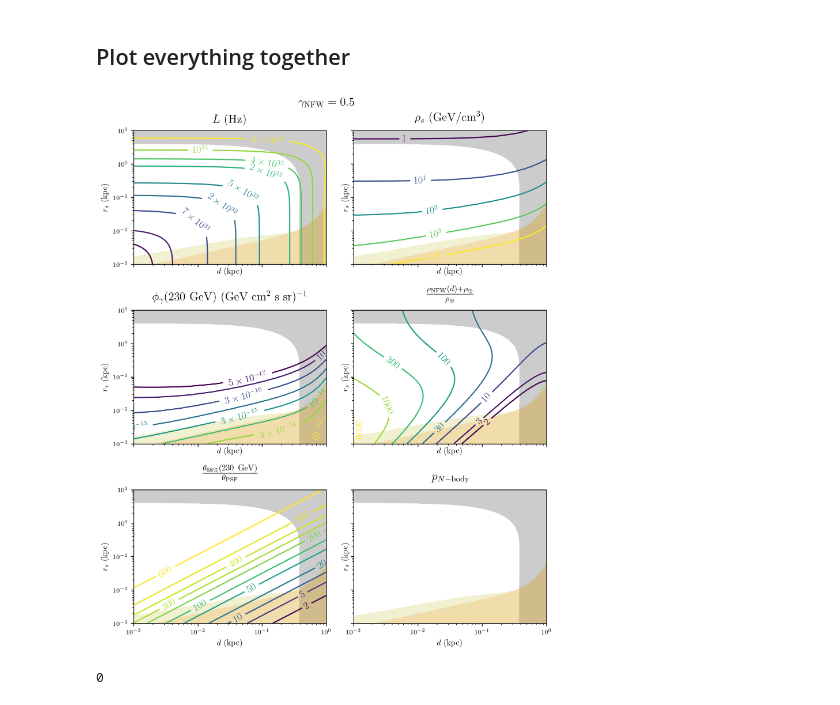
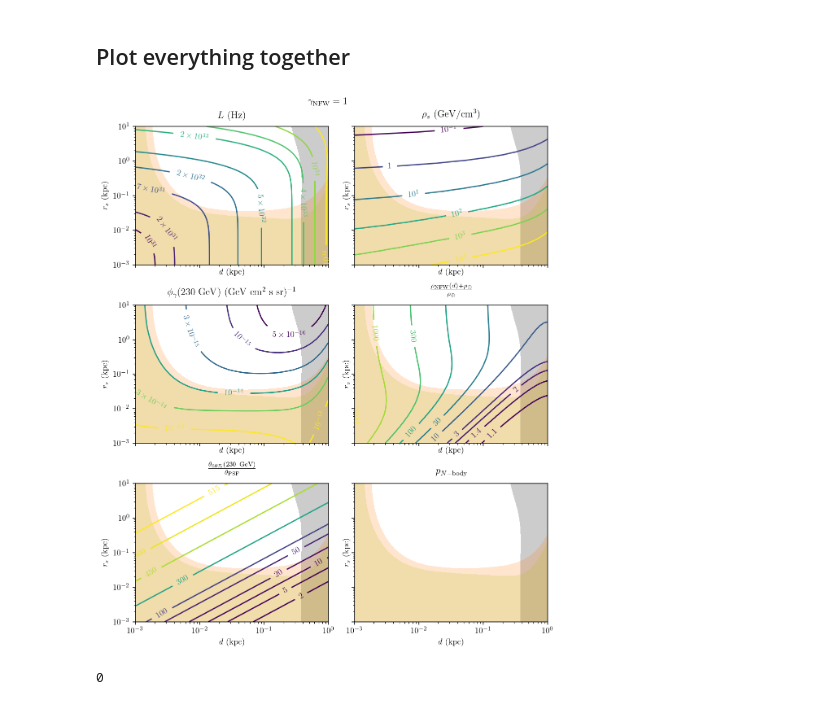
Before and after one commit to adam-coogan/cr_lines_from_dm_subhalos, a Jupyter notebook: Contour plots 6.ipynb, the cells around one changed output. Cells and saved outputs as stored; diff of their text form; code cells hidden in the pictures.

```diff
--- a/Contour plots 6.ipynb
+++ b/Contour plots 6.ipynb
@@ -30,8 +30,8 @@ pr_base_path = "../DAMPE+DM clumps/data/likelihoods/"
 # %% [markdown]
 # NFW profile
 # %%
-gamma_nfw = 0.5
-# gamma_nfw = 1.
+# gamma_nfw = 0.5
+gamma_nfw = 1.
 
 dist = np.logspace(-3, 0, 50)
 r_s = np.logspace(-3, 1, 50)
@@ -280,12 +280,17 @@ for var in ["rho_s", "rho_rel", "lum", "phi_g", "lw",
 # %% [markdown]
 ## Plot everything together
 # %%
-levels_nfw = {"lum": [1e31, 2e31, 7e31, 2e32, 5e32, 2e33, 4e33, 1e34, 4e34],
-              "rho_s": [1e-2, 0.1, 1, 10, 1e2, 1e3, 1e4],
-              "phi_g": [5e-17, 1e-16, 3e-16, 1e-15, 3e-15, 1e-14, 3e-14, 1e-13,
-                        1e-12, 1e-10, 1e-8],
-              "rho_rel": [2, 3, 10, 30, 100, 300, 1e3, 3e3, 3e4],
-              "extent": [2, 5, 10, 20, 50, 100, 200, 300, 400, 500, 600]}
+levels_nfw = {}
+levels_nfw[0.5] = {"lum": [1e31, 2e31, 7e31, 2e32, 5e32, 2e33, 4e33, 1e34, 4e34],
+                   "rho_s": [1, 10, 1e2, 1e3, 1e4],
+                   "phi_g": [2e-18, 1e-17, 1e-16, 1e-15, 1e-14, 4e-14, 1e-13],
+                   "rho_rel": [1.1, 1.4, 2, 3, 10, 30, 100, 300, 1e3, 3e3],
+                   "extent": [2, 5, 10, 20, 50, 100, 300, 500, 600, 650, 700]}
+levels_nfw[1.0] = {"lum": [1e31, 2e31, 7e31, 2e32, 5e32, 2e33, 4e33, 1e34, 4e34],
+                   "rho_s": [0.1, 1, 10, 1e2, 1e3, 1e4],
+                   "phi_g": [5e-16, 1e-15, 3e-15, 1e-14, 3e-14, 1e-13, 1e-12, 1e-10, 1e-8],
+                   "rho_rel": [1.1, 1.4, 2, 3, 10, 30, 100, 300, 1e3, 3e3],
+                   "extent": [2, 5, 10, 20, 50, 100, 300, 450, 500, 515]}
 # %%
 fig, axs = plt.subplots(nrows=3, ncols=2, sharex=True, sharey=True,
                         figsize=(8, 10))
@@ -307,8 +312,6 @@ for ax in axs.flatten():
     # Extended source vs EGB
     ax.contourf(dist_mg, r_s_mg, phi_g_ext_rel_nfw, levels=[1e1, 1e100],
                 colors=[colors[8]], alpha=0.2)
-    # Anisotropy constraint
-#     ax.contourf(dist_mg, r_s_mg, aniso_constr_nfw, levels=[1e0, 1e100], colors=[colors[0]], alpha=0.2)
 
 ax = axs[0, 0]
 # Must be done before plotting to get label formatting right.
@@ -317,39 +320,40 @@ ax.set_xscale('log')
 ax.set_yscale('log')
 ax.set_xlim(dist[[0, -1]])
 ax.set_ylim(r_s[[0, -1]])
 ax.set_title(r"$L$ (Hz)", pad=10)
-sci_contours(dist_mg, r_s_mg, lum_nfw, ax, levels=levels_nfw["lum"])
+sci_contours(dist_mg, r_s_mg, lum_nfw, ax, levels=levels_nfw[gamma_nfw]["lum"])
 
 ax = axs[0, 1]
 ax.set_title(r"$\rho_s$ (GeV/cm$^3$)", pad=10)
-sci_contours(dist_mg, r_s_mg, rho_s_nfw, ax, levels=levels_nfw["rho_s"])
+sci_contours(dist_mg, r_s_mg, rho_s_nfw, ax, levels=levels_nfw[gamma_nfw]["rho_s"])
 
 ax = axs[1, 0]
 ax.set_title(r"$\phi_\gamma(230\ \mathrm{GeV})$"
              r" (GeV cm$^2$ s sr)$^{-1}$", pad=10)
-sci_contours(dist_mg, r_s_mg, phi_g_nfw, ax, levels=levels_nfw["phi_g"])
+sci_contours(dist_mg, r_s_mg, phi_g_nfw, ax, levels=levels_nfw[gamma_nfw]["phi_g"])
 
 ax = axs[1, 1]
 ax.set_title(r"$\frac{\rho_{\mathrm{NFW}}(d) +"
              r"\rho_\oplus}{\rho_\oplus}$", pad=10)
-normal_contours(dist_mg, r_s_mg, rho_rel_nfw, ax, levels=levels_nfw["rho_rel"])
+normal_contours(dist_mg, r_s_mg, rho_rel_nfw, ax, levels=levels_nfw[gamma_nfw]["rho_rel"])
 
 ax = axs[2, 0]
 ax.set_title(r"$\frac{\theta_{68\%}(230\ \mathrm{GeV})}{\theta_{\rm PSF}}$", pad=10)
-normal_contours(dist_mg, r_s_mg, extent_nfw/fermi_psf, ax, levels=levels_nfw["extent"])
+normal_contours(dist_mg, r_s_mg, extent_nfw/fermi_psf, ax, levels=levels_nfw[gamma_nfw]["extent"],
+                norm=None)
 
 ax = axs[2, 1]
 ax.set_title(r"$p_{N {\rm -body}}$", pad=10)
 # if gamma_nfw == 0.5:
 #     sci_contours(dist_pr, r_s_pr, pr_nfw, ax, levels=np.logspace(-15, -12, 4))
 # elif gamma_nfw == 1:
 #     sci_contours(dist_pr, r_s_pr, pr_nfw, ax, levels=np.logspace(-13, -7, 7))
 
 
 fig.tight_layout(rect=[0, 0.03, 1, 0.975])
 fig.savefig("figures/contour_plots_nfw_gamma_{:.1f}.pdf".format(gamma_nfw))
 # %% [output]
-[figure, old version]
+[figure, new version]
 # %%
 os.system("say 'Done with NFW'")
 # %% [output]
```
Also changed, not shown: parts of 7 cells of this notebook, 9 other files.
